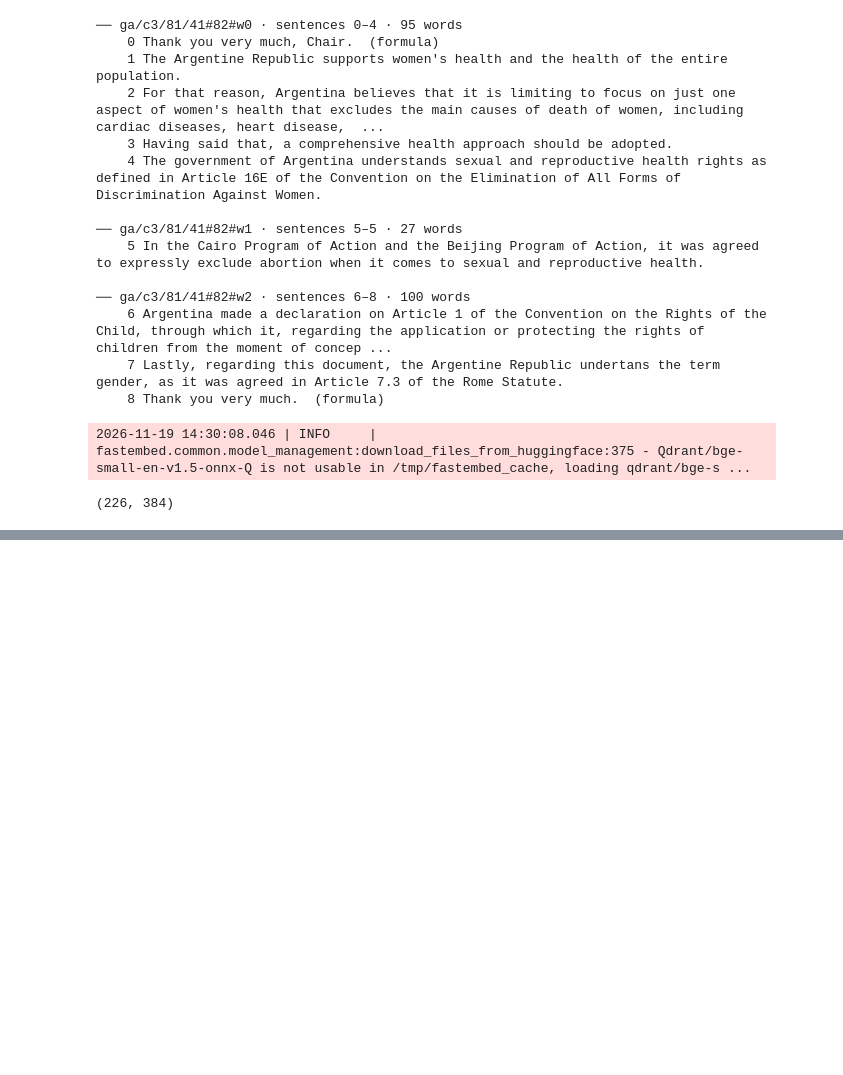
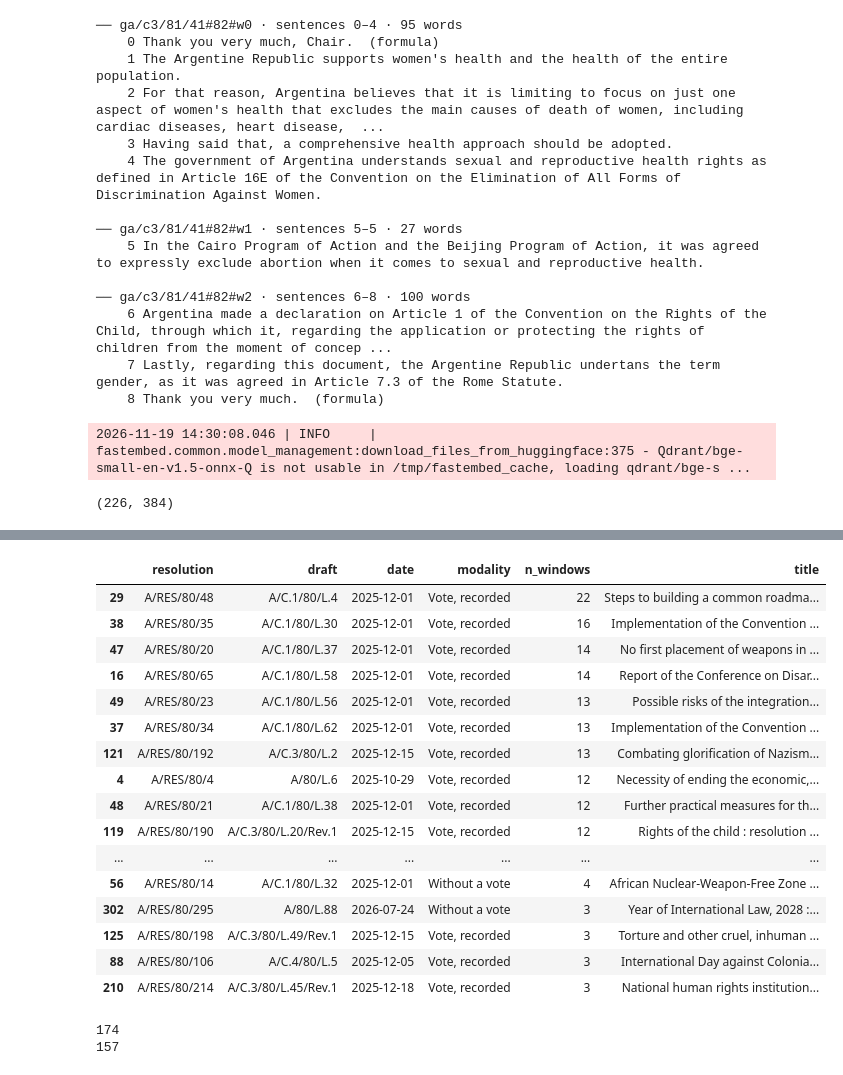
Before and after one commit to unst-ethz/policy-pulse, a Jupyter notebook: notebooks/janic/statement_parsing/statements_pipeline.ipynb, the cells around one changed output, grey strips where cells are left out. Saved outputs shown, nothing was run; the diff lists cells and outputs as text; code cells hidden in the pictures; blank space fills up the shorter version.

```diff
--- a/notebooks/janic/statement_parsing/statements_pipeline.ipynb
+++ b/notebooks/janic/statement_parsing/statements_pipeline.ipynb
@@ -1918,0 +2305,29 @@ These are fundamental for developing countries. which have been prioritized in t
+# %%
+# overview: how many windows per resolution
+resolutions["n_windows"] = resolutions["draft_base"].map(res_win["symbol"].value_counts()).fillna(0).astype(int)
+resolutions.sort_values("n_windows", ascending=False)[["resolution", "draft", "date", "modality", "n_windows", "title"]][:50]
+# %% [output]
+|  | resolution | draft | date | modality | n_windows | title |
+| 29 | A/RES/80/48 | A/C.1/80/L.4 | 2025-12-01 | Vote, recorded | 22 | Steps to building a common roadma... |
+| 38 | A/RES/80/35 | A/C.1/80/L.30 | 2025-12-01 | Vote, recorded | 16 | Implementation of the Convention ... |
+| 47 | A/RES/80/20 | A/C.1/80/L.37 | 2025-12-01 | Vote, recorded | 14 | No first placement of weapons in ... |
+| 16 | A/RES/80/65 | A/C.1/80/L.58 | 2025-12-01 | Vote, recorded | 14 | Report of the Conference on Disar... |
+| 49 | A/RES/80/23 | A/C.1/80/L.56 | 2025-12-01 | Vote, recorded | 13 | Possible risks of the integration... |
+| 37 | A/RES/80/34 | A/C.1/80/L.62 | 2025-12-01 | Vote, recorded | 13 | Implementation of the Convention ... |
+| 121 | A/RES/80/192 | A/C.3/80/L.2 | 2025-12-15 | Vote, recorded | 13 | Combating glorification of Nazism... |
+| 4 | A/RES/80/4 | A/80/L.6 | 2025-10-29 | Vote, recorded | 12 | Necessity of ending the economic,... |
+| 48 | A/RES/80/21 | A/C.1/80/L.38 | 2025-12-01 | Vote, recorded | 12 | Further practical measures for th... |
+| 119 | A/RES/80/190 | A/C.3/80/L.20/Rev.1 | 2025-12-15 | Vote, recorded | 12 | Rights of the child : resolution ... |
+| ... | ... | ... | ... | ... | ... | ... |
+| 56 | A/RES/80/14 | A/C.1/80/L.32 | 2025-12-01 | Without a vote | 4 | African Nuclear-Weapon-Free Zone ... |
+| 302 | A/RES/80/295 | A/80/L.88 | 2026-07-24 | Without a vote | 3 | Year of International Law, 2028 :... |
+| 125 | A/RES/80/198 | A/C.3/80/L.49/Rev.1 | 2025-12-15 | Vote, recorded | 3 | Torture and other cruel, inhuman ... |
+| 88 | A/RES/80/106 | A/C.4/80/L.5 | 2025-12-05 | Vote, recorded | 3 | International Day against Colonia... |
+| 210 | A/RES/80/214 | A/C.3/80/L.45/Rev.1 | 2025-12-18 | Vote, recorded | 3 | National human rights institution... |
+# %%
+# With this rule over half the resolutions don't have any statement TODO: look into them
+print(sum(resolutions["n_windows"] == 0))
+print(sum(resolutions["n_windows"] > 0))
+# %% [output]
+174
+157
```
Also changed, not shown: parts of 28 cells of this notebook.
